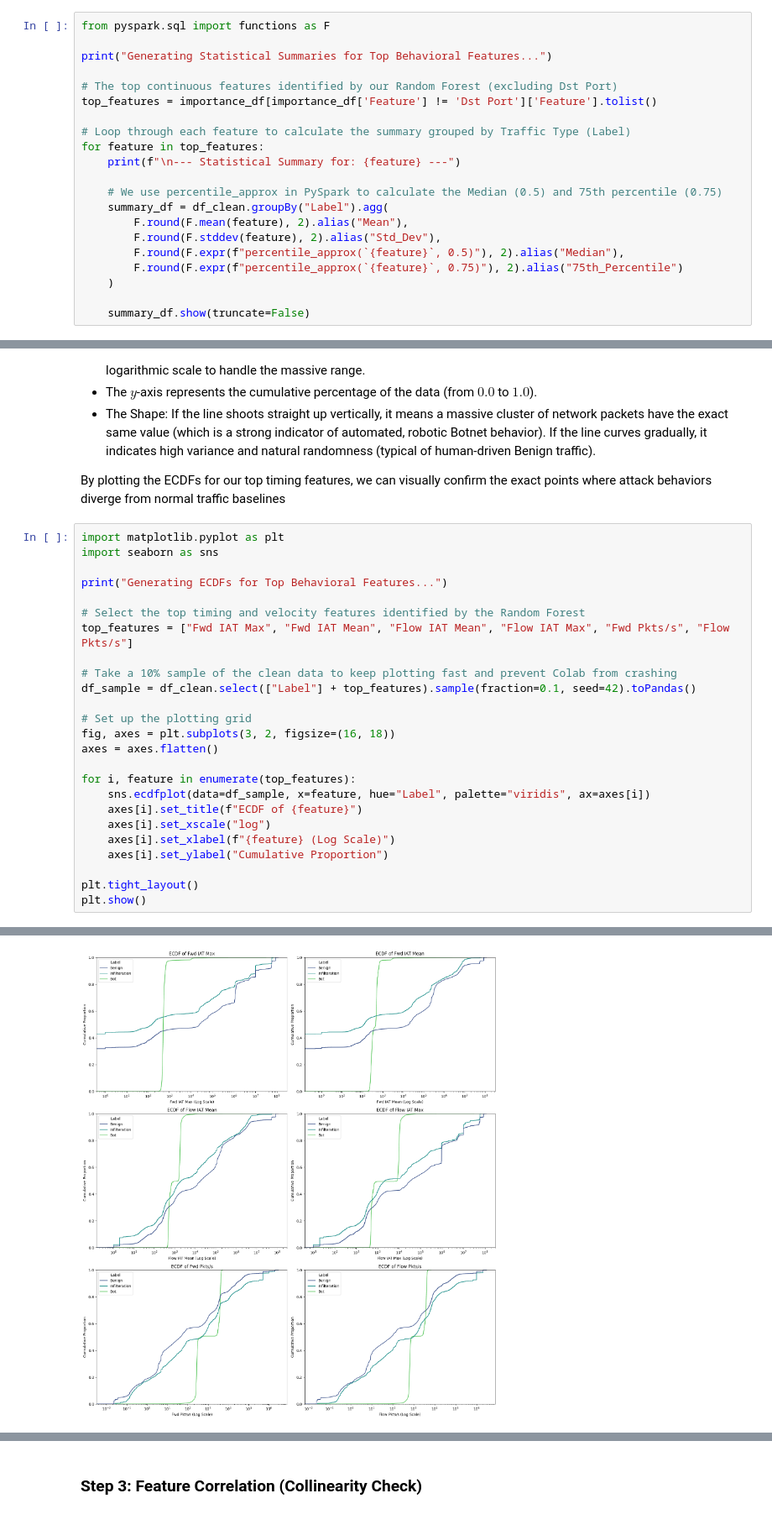
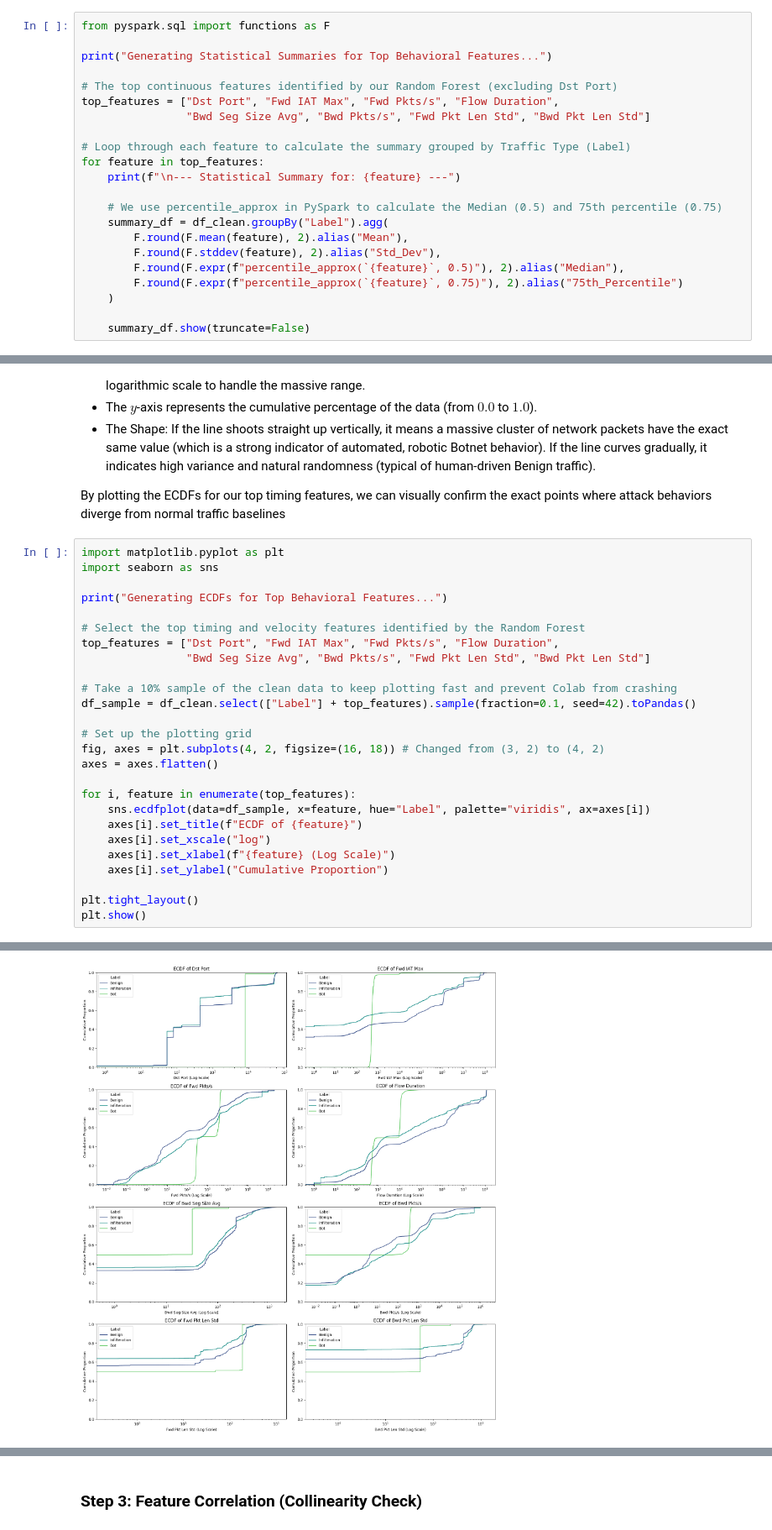
Before and after one commit to JohnnySolo/Data-Analysis-Project---Hybrid-Cyber-Threat-Detection, a Jupyter notebook: 02_EDA_and_Inference.ipynb, the cells around one changed output, grey strips where cells are left out. Shown at 84% size. Saved outputs shown, nothing was run; the diff lists cells and outputs as text.

```diff
--- a/02_EDA_and_Inference.ipynb
+++ b/02_EDA_and_Inference.ipynb
@@ -276,7 +303,8 @@ from pyspark.sql import functions as F
 print("Generating Statistical Summaries for Top Behavioral Features...")
 
 # The top continuous features identified by our Random Forest (excluding Dst Port)
-top_features = importance_df[importance_df['Feature'] != 'Dst Port']['Feature'].tolist()
+top_features = ["Dst Port", "Fwd IAT Max", "Fwd Pkts/s", "Flow Duration",
+                "Bwd Seg Size Avg", "Bwd Pkts/s", "Fwd Pkt Len Std", "Bwd Pkt Len Std"]
 
 # Loop through each feature to calculate the summary grouped by Traffic Type (Label)
 for feature in top_features:
@@ -347,31 +375,32 @@ By plotting the ECDFs for our top timing features, we can visually confirm the e
 # %%
 import matplotlib.pyplot as plt
 import seaborn as sns
 
 print("Generating ECDFs for Top Behavioral Features...")
 
 # Select the top timing and velocity features identified by the Random Forest
-top_features = ["Fwd IAT Max", "Fwd IAT Mean", "Flow IAT Mean", "Flow IAT Max", "Fwd Pkts/s", "Flow Pkts/s"]
+top_features = ["Dst Port", "Fwd IAT Max", "Fwd Pkts/s", "Flow Duration",
+                "Bwd Seg Size Avg", "Bwd Pkts/s", "Fwd Pkt Len Std", "Bwd Pkt Len Std"]
 
 # Take a 10% sample of the clean data to keep plotting fast and prevent Colab from crashing
 df_sample = df_clean.select(["Label"] + top_features).sample(fraction=0.1, seed=42).toPandas()
 
 # Set up the plotting grid
-fig, axes = plt.subplots(3, 2, figsize=(16, 18))
+fig, axes = plt.subplots(4, 2, figsize=(16, 18)) # Changed from (3, 2) to (4, 2)
 axes = axes.flatten()
 
 for i, feature in enumerate(top_features):
     sns.ecdfplot(data=df_sample, x=feature, hue="Label", palette="viridis", ax=axes[i])
     axes[i].set_title(f"ECDF of {feature}")
     axes[i].set_xscale("log")
     axes[i].set_xlabel(f"{feature} (Log Scale)")
     axes[i].set_ylabel("Cumulative Proportion")
 
 plt.tight_layout()
 plt.show()
 # %% [output]
 Generating ECDFs for Top Behavioral Features...
-[figure, old version]
+[figure, new version]
 # %% [markdown]
 ##### Step 2.2 More Insights
 
```
Also changed, not shown: parts of 17 cells of this notebook.
